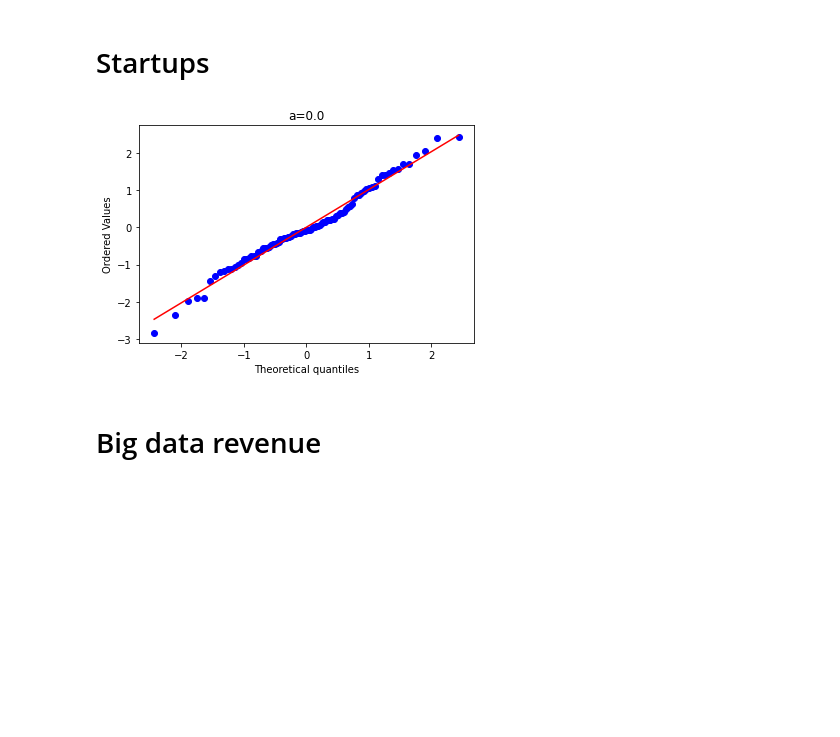
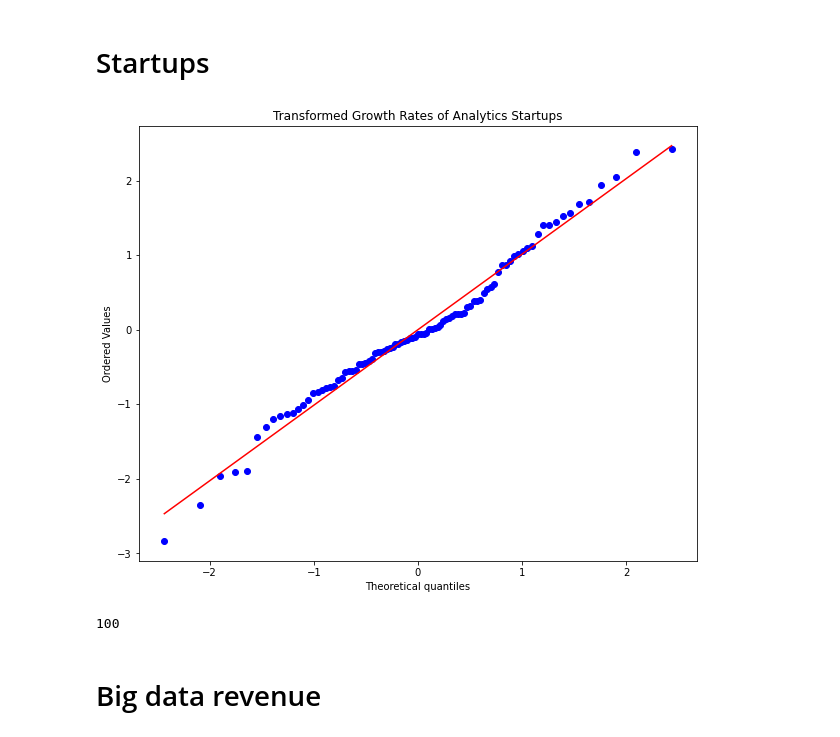
Before and after one commit to microprediction/winning, a Jupyter notebook: Ability_Transforms.ipynb, the cells around one changed output. Cells and saved outputs as stored; diff of their text form; code cells hidden in the pictures; blank space fills up the shorter version.

```diff
--- a/Ability_Transforms.ipynb
+++ b/Ability_Transforms.ipynb
@@ -79,11 +61,16 @@ def ability_fit(x):
 
     return best_a
 
-def ability_plot(x,a=0.0,cull=1):
+def ability_plot(x,a=0.0,cull=1,title=None):
    y = ability_transform(x,a,cull=1)
-   stats.probplot(y, dist="norm", plot=pylab)
-   plt.title('a='+str(a))
+   f = stats.probplot(y, dist="norm", plot=pylab)
+   if title is None:
+     plt.title('a='+str(a))
+   else:
+     plt.title(title)
    pylab.show()
+   return f
+
 
 def manual_search(x):
    ajs = list(np.linspace(-4,4,50))
@@ -301,9 +293,12 @@ ability_plot([float(v) for v in df['Christian'] if not '<' in v],a=0.0)
 # Startups
 # %%
 df = pd.read_csv('https://raw.githubusercontent.com/curran/data/gh-pages/mattermark/2015-top-100-analytics-startups.csv')
-ability_plot(df['Growth Score'],a=0.)
+plt.figure(figsize=(10,8))
+ability_plot(df['Growth Score'],a=0.,title='Transformed Growth Rates of Analytics Startups')
+len(df)
 # %% [output]
-[figure, old version]
+[figure, new version]
+100
 # %% [markdown]
 # Big data revenue
 # %%
```
Also changed, not shown: parts of 5 cells of this notebook.
